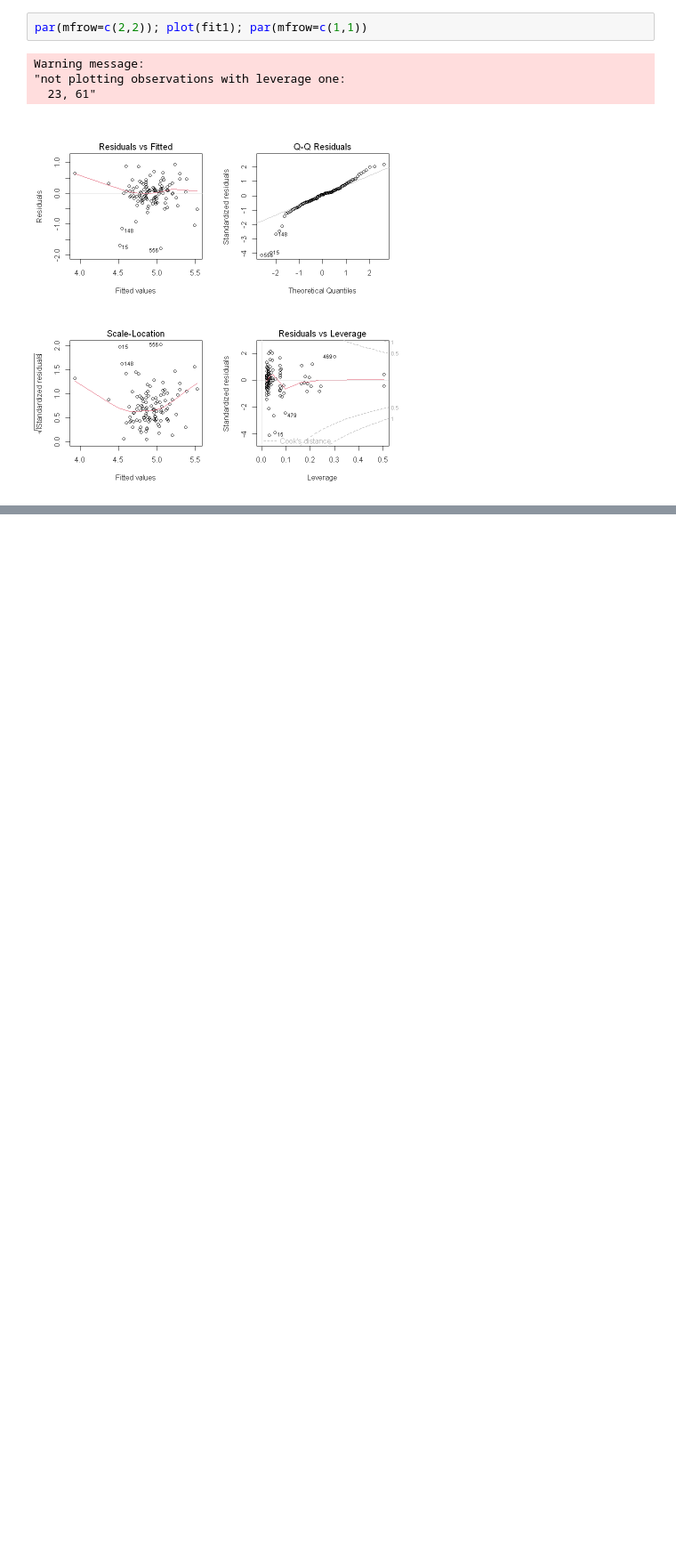
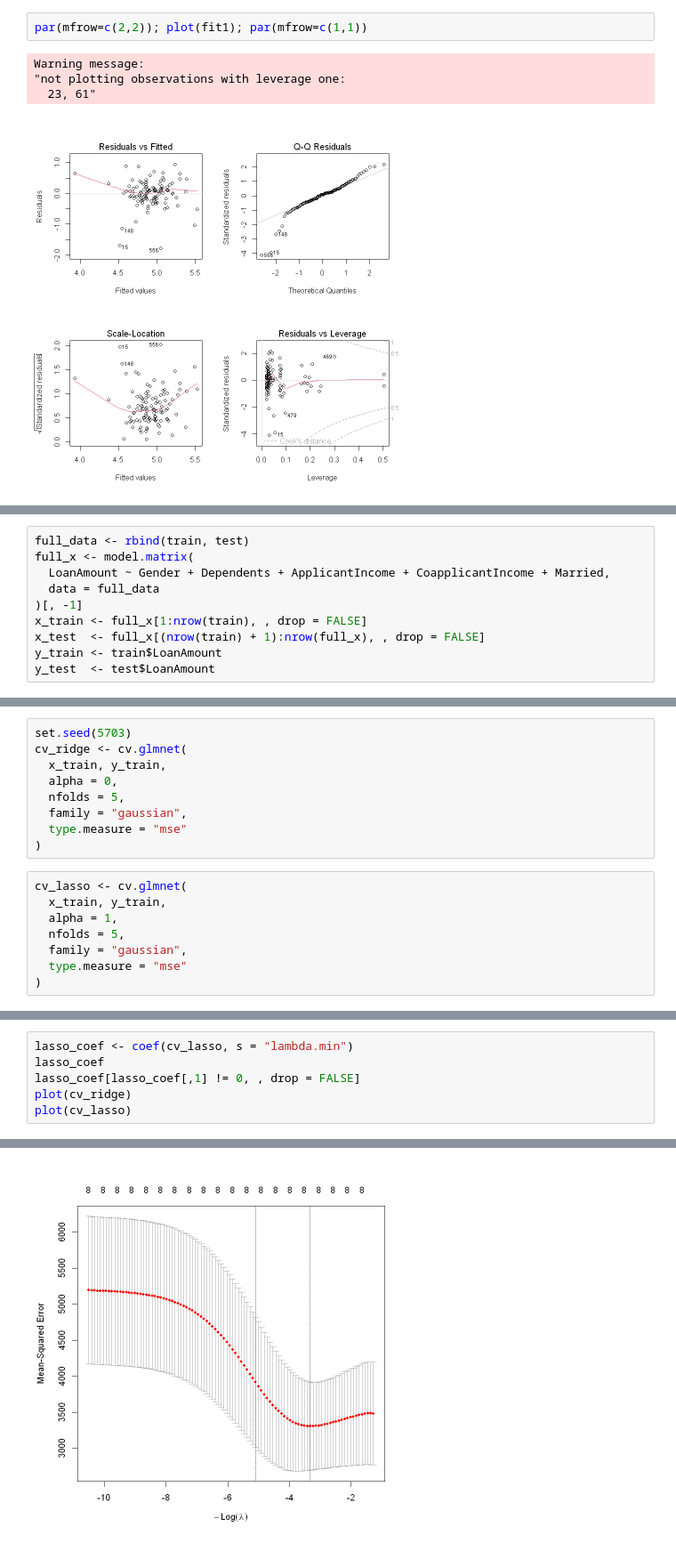
Before and after one commit to roleolatoluwalope-sudo/Data_Mining_project, a Jupyter notebook: project for data mining.ipynb, the cells around one changed output, grey strips where cells are left out. Shown at 89% size. Saved outputs shown, nothing was run; the diff lists cells and outputs as text; blank space fills up the shorter version.

```diff
--- a/project for data mining.ipynb
+++ b/project for data mining.ipynb
@@ -341,0 +497,10 @@ ERROR: Error: object 'idx' not found
+# %%
+full_data <- rbind(train, test)
+full_x <- model.matrix(
+  LoanAmount ~ Gender + Dependents + ApplicantIncome + CoapplicantIncome + Married,
+  data = full_data
+)[, -1]
+x_train <- full_x[1:nrow(train), , drop = FALSE]
+x_test  <- full_x[(nrow(train) + 1):nrow(full_x), , drop = FALSE]
+y_train <- train$LoanAmount
+y_test  <- test$LoanAmount
@@ -341,0 +527,17 @@ ERROR: Error: object 'idx' not found
+# %%
+set.seed(5703)
+cv_ridge <- cv.glmnet(
+  x_train, y_train,
+  alpha = 0,
+  nfolds = 5,
+  family = "gaussian",
+  type.measure = "mse"
+)
+# %%
+cv_lasso <- cv.glmnet(
+  x_train, y_train,
+  alpha = 1,
+  nfolds = 5,
+  family = "gaussian",
+  type.measure = "mse"
+)
@@ -341,0 +635,7 @@ ERROR: Error: object 'idx' not found
+# %%
+lasso_coef <- coef(cv_lasso, s = "lambda.min")
+lasso_coef
+lasso_coef[lasso_coef[,1] != 0, , drop = FALSE]
+plot(cv_ridge)
+plot(cv_lasso)
+# %% [output]
@@ -341,0 +658 @@ ERROR: Error: object 'idx' not found
+[figure, added]
```
Also changed, not shown: parts of 17 cells of this notebook.
